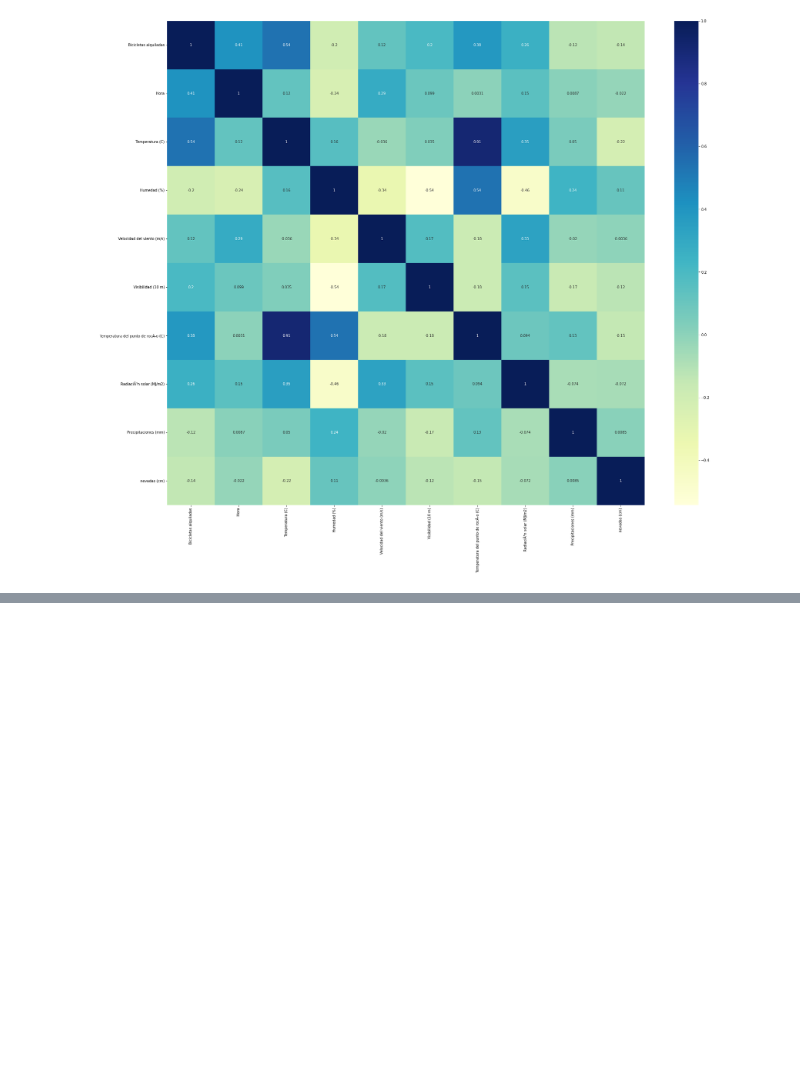
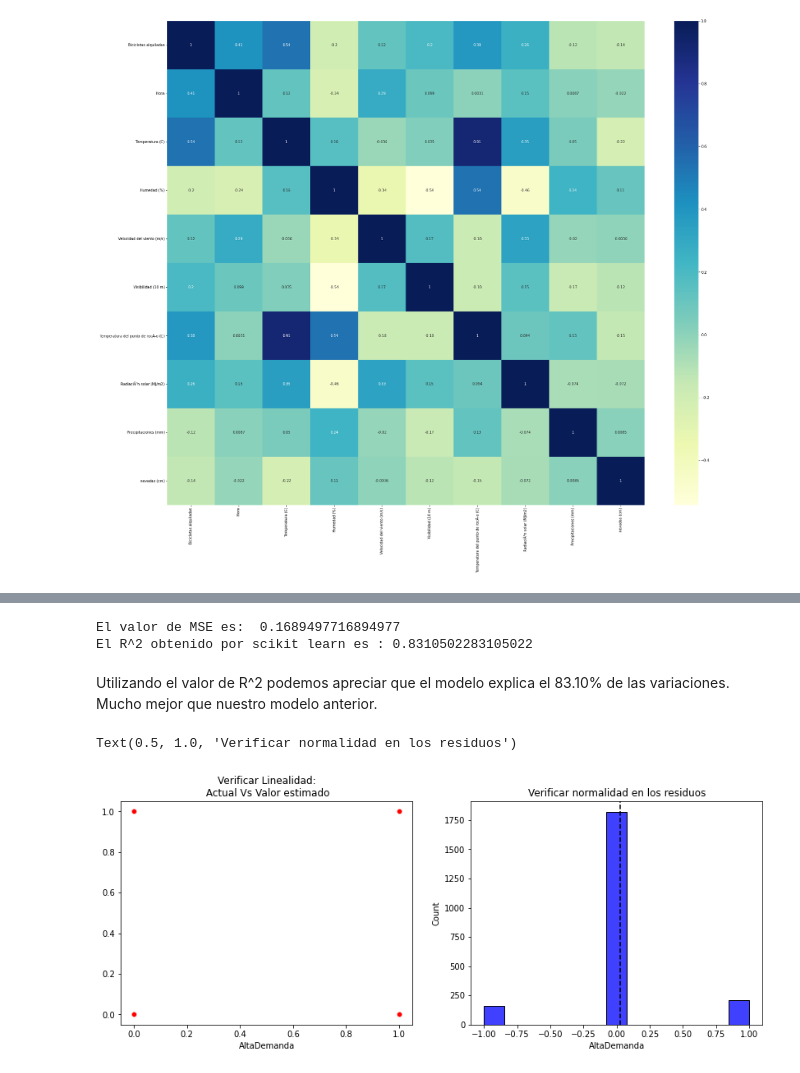
Before and after one commit to victormlgh/ModelajePredictivoOptimizacion, a Jupyter notebook: Semana3/BiciSeul.ipynb, the cells around one changed output, grey strips where cells are left out. Cells and saved outputs as stored; diff of their text form; code cells hidden in the pictures; blank space fills up the shorter version.

Commit message:
MejorasBiciSeul

```diff
--- a/Semana3/BiciSeul.ipynb
+++ b/Semana3/BiciSeul.ipynb
@@ -101,0 +212,3 @@ plt.show()
+# %%
+df['AltaDemanda'] = np.where(df[' Bicicletas alquiladas']>=df[' Bicicletas alquiladas'].mean(), 1,0)
+df['AltaDemanda'].describe()
@@ -101,0 +227,11 @@ plt.show()
+# %%
+X = df[[' Hora', ' Temperatura (C)',
+       ' Humedad (%)', ' Velocidad del viento (m/s)', ' Visibilidad (10 m)',
+       ' Temperatura del punto de rocÃ­o (C)', ' RadiaciÃ³n solar (MJ/m2)',
+       ' Precipitaciones (mm)', ' nevadas (cm)']] # Independet variable
+y = df['AltaDemanda'] # dependent variable
+
+X_train, X_test, y_train, y_test = train_test_split(X,y,test_size=0.25,random_state=23)
+
+print(y_train.shape, X_train.shape)
+print(y_test.shape, X_test.shape)
@@ -101,0 +241,6 @@ plt.show()
+# %%
+from sklearn.linear_model import LogisticRegression
+
+log_reg = LogisticRegression()
+log_reg.fit(X_train, y_train)
+print(log_reg.intercept_, log_reg.coef_)
@@ -101,0 +258,30 @@ plt.show()
+# %%
+y_pred_ml = log_reg.predict(X_test)
+
+J_mse_sk = mean_squared_error(y_pred_ml, y_test)
+
+# R_square
+R_square_ml = log_reg.score(X_test,y_test)
+
+print('El valor de MSE es: ',J_mse_sk)
+print('El R^2 obtenido por scikit learn es :',R_square_ml)
+# %% [output]
+El valor de MSE es:  0.1689497716894977
+El R^2 obtenido por scikit learn es : 0.8310502283105022
+# %% [markdown]
+Utilizando el valor de R^2 podemos apreciar que el modelo explica el 83.10% de las variaciones. Mucho mejor que nuestro modelo anterior.
+# %%
+# Check for Linearity
+f = plt.figure(figsize=(14,5))
+ax = f.add_subplot(121)
+sns.scatterplot(x=y_test, y=y_pred_ml,ax=ax,color='r')
+ax.set_title('Verificar Linealidad:\n Actual Vs Valor estimado')
+
+# Check for Residual normality & mean
+ax = f.add_subplot(122)
+sns.histplot((y_test - y_pred_ml),ax=ax,color='b')
+ax.axvline((y_test - y_pred_ml).mean(),color='k',linestyle='--')
+ax.set_title('Verificar normalidad en los residuos')
+# %% [output]
+Text(0.5, 1.0, 'Verificar normalidad en los residuos')
+[figure, added]
```
Also changed, not shown: parts of 23 cells of this notebook, 1 other file.
